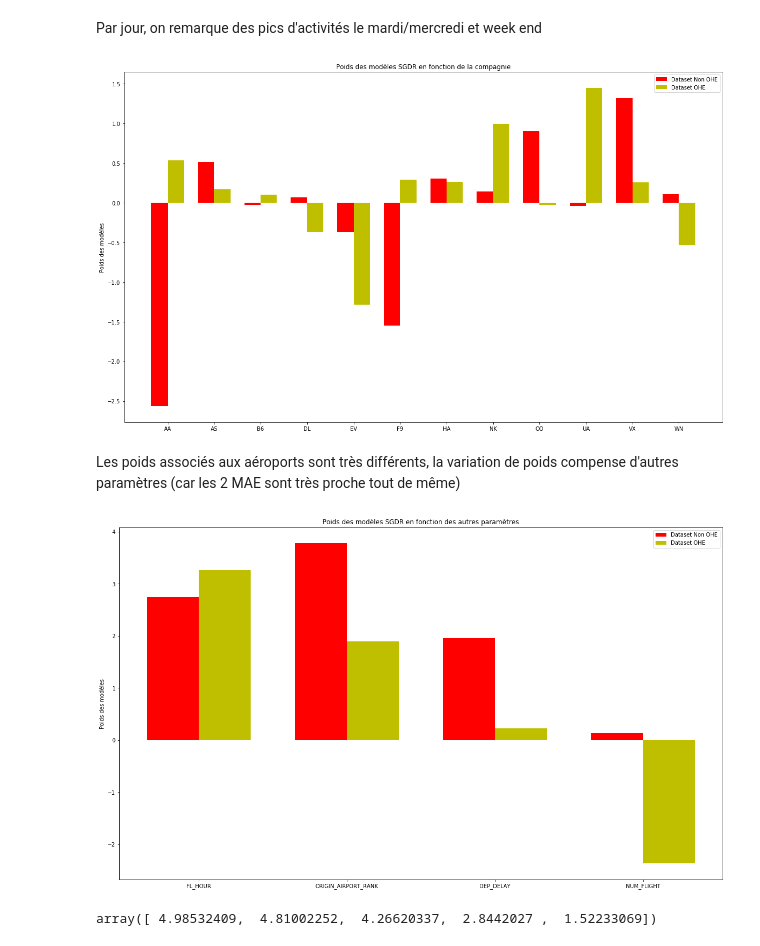
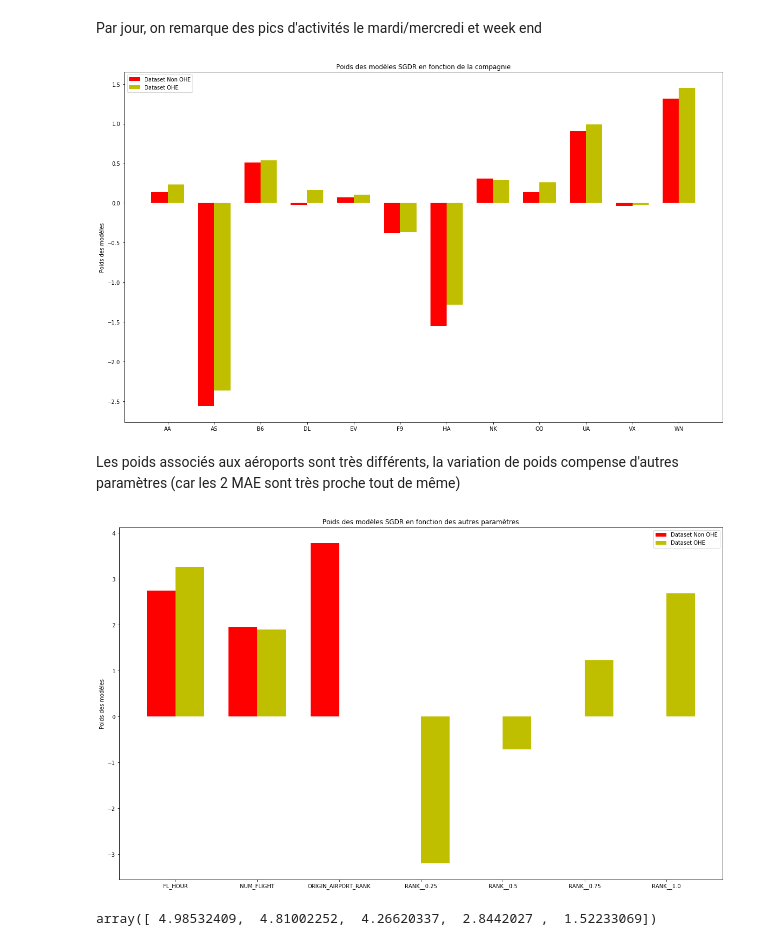
Before and after one commit to Coni63/OC_DS, a Jupyter notebook: P4/Model 2.ipynb, the cells around one changed output. Saved outputs shown, nothing was run; the diff lists cells and outputs as text; code cells hidden in the pictures.

```diff
--- a/P4/Model 2.ipynb
+++ b/P4/Model 2.ipynb
@@ -431,16 +442,22 @@ x2 = []
 y = []
 y2 = []
 mid=[]
+
 a = 0
-for key, key_ohe, value in zip(model.coef_, model_OHE.coef_, list(df)):
+for key, value in zip(model.coef_, list(X)):
     if len(value) == 2:
         label.append(value)
+        mid.append(a+width/2)
+        x.append(a)
         y.append(key)
-        y2.append(key_ohe)
-        x.append(a)
+        a+=1
+a = 0
+for key, value in zip(model_OHE.coef_, list(X_OHE)):
+    if len(value) == 2:
         x2.append(a+width)
-        mid.append(a+width/2)
-        a += 1
+        y2.append(key)
+        a+=1
+
 
 # plt.figure(figsize=(20,12))
 fig, ax = plt.subplots(figsize=(20,12))
@@ -454,42 +471,46 @@ plt.title("Poids des modèles SGDR en fonction de la compagnie")
 plt.savefig("img/weight_compagnie.png")
 plt.show()
 # %% [output]
-[figure, old version]
+[figure, new version]
 # %% [markdown]
 Les poids associés aux aéroports sont très différents, la variation de poids compense d'autres paramètres (car les 2 MAE sont très proche tout de même)
 # %%
 width = 0.35
 label = []
 x = []
 x2 = []
 y = []
 y2 = []
 mid=[]
-a = 0
-for key, key_ohe, value in zip(model.coef_, model_OHE.coef_, list(df)):
-    if value in ["FL_HOUR", "ORIGIN_AIRPORT_RANK", "DEP_DELAY", "NUM_FLIGHT"] :
-        label.append(value)
+
+key_look = ["FL_HOUR", "NUM_FLIGHT", "ORIGIN_AIRPORT_RANK", 'RANK__0.25', 'RANK__0.5', 'RANK__0.75', 'RANK__1.0']
+mid = [x+width/2 for x in range(7)]
+
+for key, value in zip(model.coef_, list(X)):
+    if value in key_look :
+        x.append(key_look.index(value))
         y.append(key)
-        y2.append(key_ohe)
-        x.append(a)
-        x2.append(a+width)
-        mid.append((a+width/2))
-        a += 1
+
+for key, value in zip(model_OHE.coef_, list(X_OHE)):
+    if value in key_look :
+        x2.append(key_look.index(value)+width)
+        y2.append(key)
+
 
 # plt.figure(figsize=(20,12))
 fig, ax = plt.subplots(figsize=(20,12))
 rects1 = ax.bar(x, y, width, color='r', label="Dataset Non OHE")
 rects2 = ax.bar(x2, y2, width, color='y', label="Dataset OHE")
 ax.set_xticks(mid)
-ax.set_xticklabels(label)
+ax.set_xticklabels(key_look)
 
 plt.legend()
 plt.ylabel('Poids des modèles')
 plt.title("Poids des modèles SGDR en fonction des autres paramètres")
 plt.savefig("img/weight_other.png")
 plt.show()
 # %% [output]
-[figure, old version]
+[figure, new version]
 # %%
 booster.estimator_weights_
 # %% [output]
```
Also changed, not shown: parts of 13 cells of this notebook, 14 other files.
